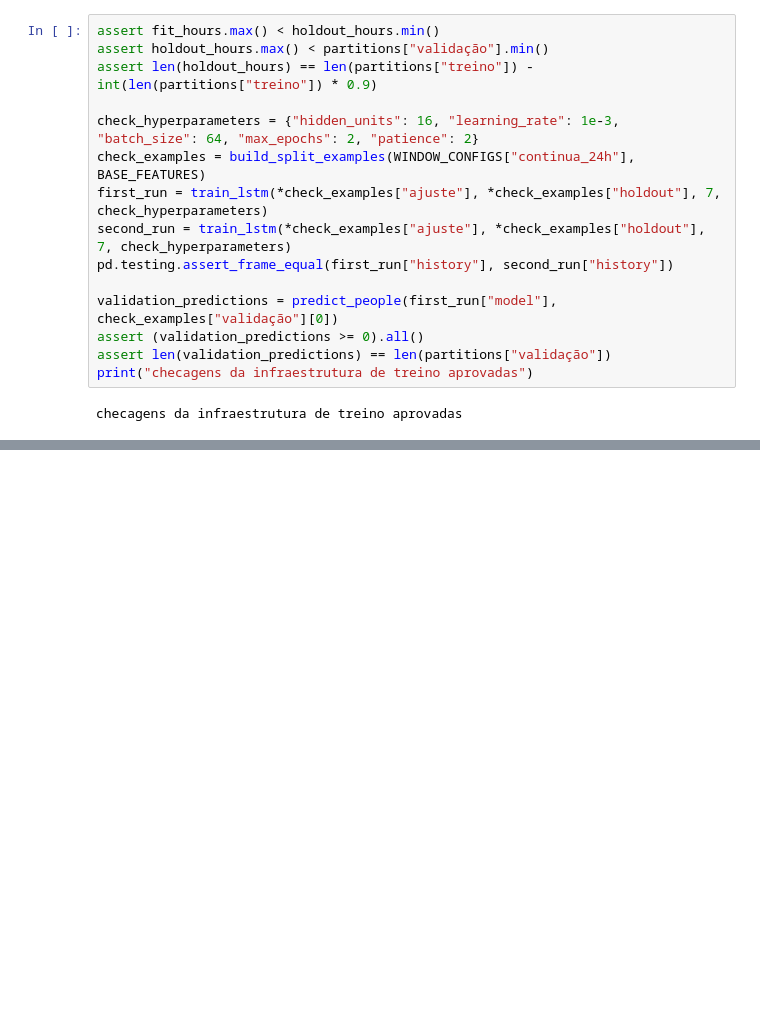
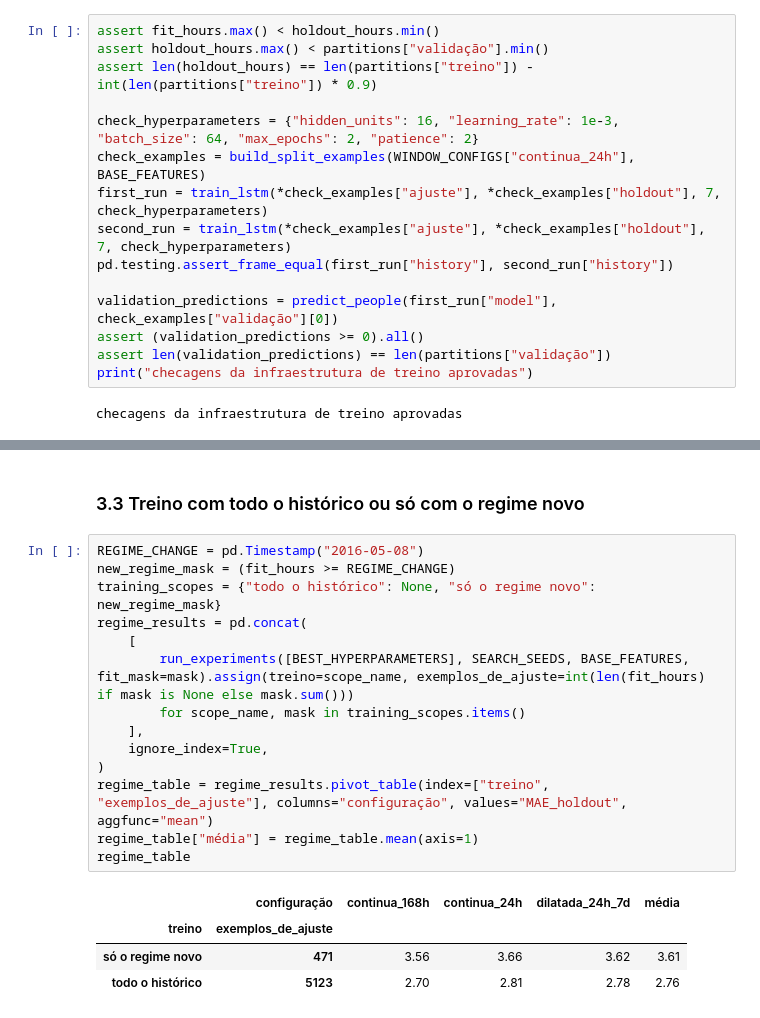
Before and after one commit to GabrielcMiranda/gym-crowndedness-forecasting, a Jupyter notebook: notebooks/03_experimentos_lstm.ipynb, the cells around one changed output, grey strips where cells are left out. Cells and saved outputs as stored; diff of their text form; blank space fills up the shorter version.

```diff
--- a/notebooks/03_experimentos_lstm.ipynb
+++ b/notebooks/03_experimentos_lstm.ipynb
@@ -1117,0 +1241,21 @@ checagens da infraestrutura de treino aprovadas
+# %% [markdown]
+### 3.3 Treino com todo o histórico ou só com o regime novo
+# %%
+REGIME_CHANGE = pd.Timestamp("2016-05-08")
+new_regime_mask = (fit_hours >= REGIME_CHANGE)
+training_scopes = {"todo o histórico": None, "só o regime novo": new_regime_mask}
+regime_results = pd.concat(
+    [
+        run_experiments([BEST_HYPERPARAMETERS], SEARCH_SEEDS, BASE_FEATURES, fit_mask=mask).assign(treino=scope_name, exemplos_de_ajuste=int(len(fit_hours) if mask is None else mask.sum()))
+        for scope_name, mask in training_scopes.items()
+    ],
+    ignore_index=True,
+)
+regime_table = regime_results.pivot_table(index=["treino", "exemplos_de_ajuste"], columns="configuração", values="MAE_holdout", aggfunc="mean")
+regime_table["média"] = regime_table.mean(axis=1)
+regime_table
+# %% [output]
+|  | configuração | continua_168h | continua_24h | dilatada_24h_7d | média |
+| treino | exemplos_de_ajuste |  |  |  |  |
+| só o regime novo | 471 | 3.56 | 3.66 | 3.62 | 3.61 |
+| todo o histórico | 5123 | 2.70 | 2.81 | 2.78 | 2.76 |
```
Also changed, not shown: parts of 15 cells of this notebook.
